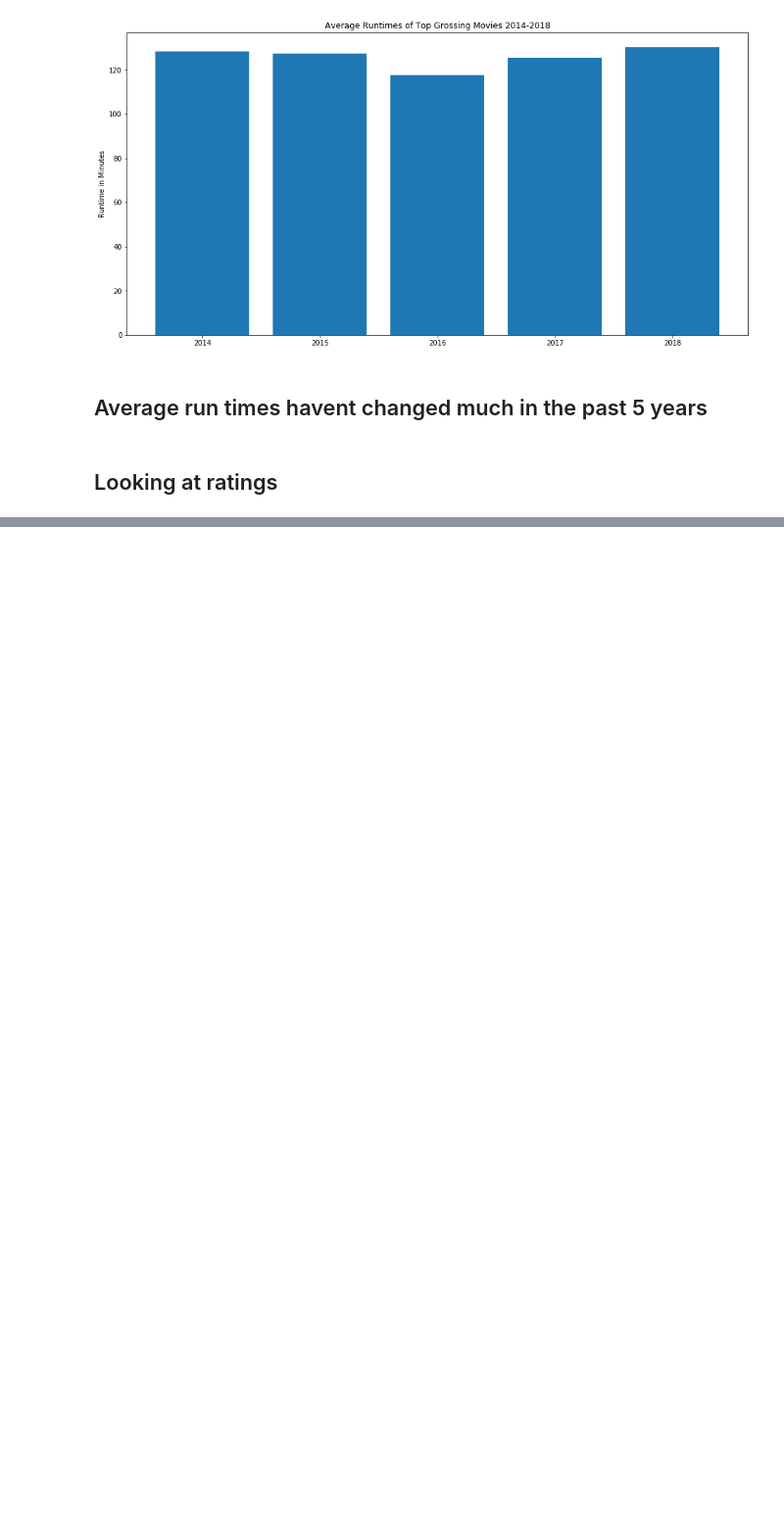
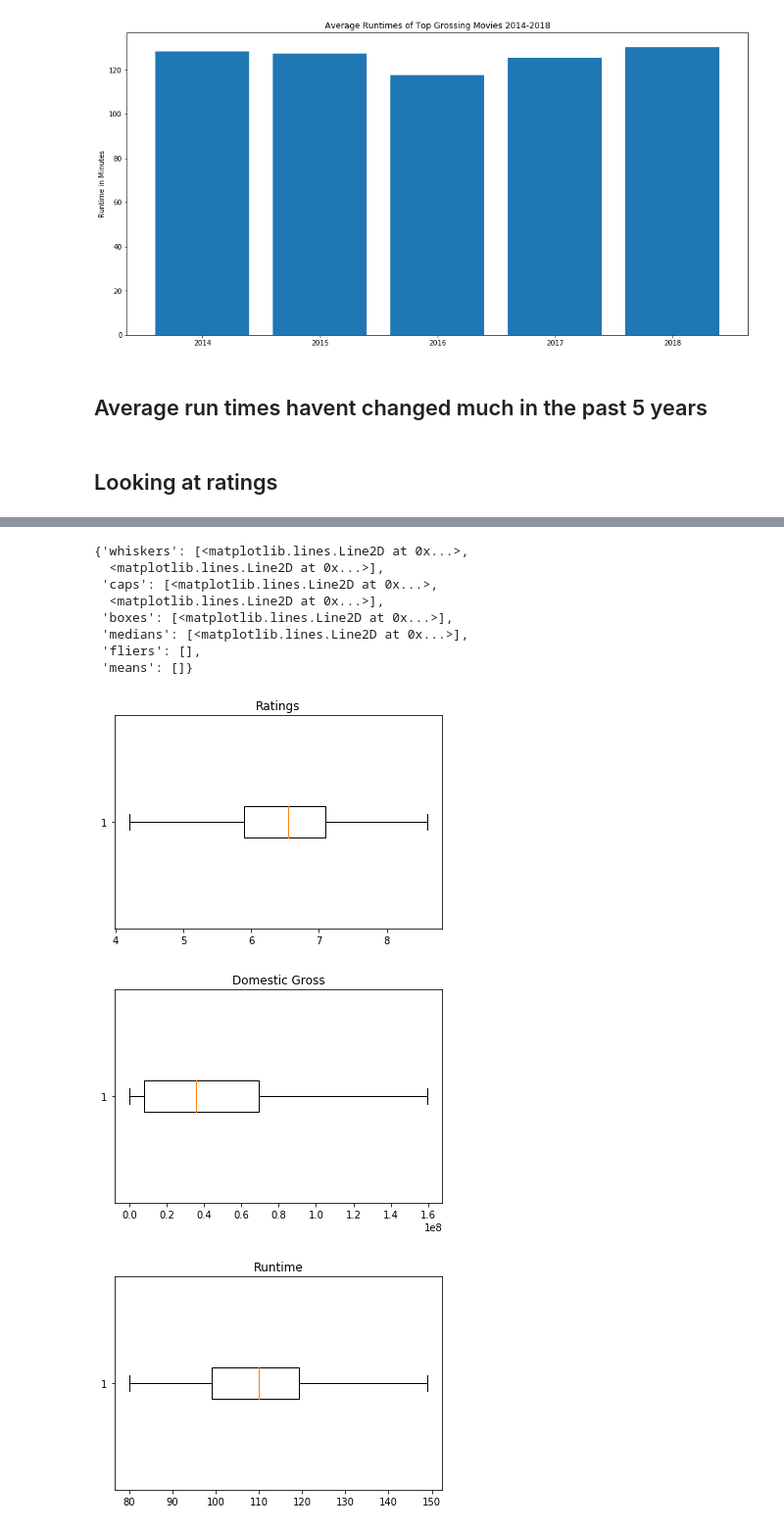
Before and after one commit to psuero1/movie-project, a Jupyter notebook: Data_Visualizations.ipynb, the cells around one changed output, grey strips where cells are left out. Shown at 98% size. Saved outputs shown, nothing was run; the diff lists cells and outputs as text; code cells hidden in the pictures; blank space fills up the shorter version.

```diff
--- a/Data_Visualizations.ipynb
+++ b/Data_Visualizations.ipynb
@@ -130,0 +140,24 @@ top_rated18.head()
+# %%
+fig1, ax1 = plt.subplots()
+ax1.set_title('Ratings')
+ax1.boxplot(top_rated18['averagerating'], vert= False, showfliers = False)
+
+fig1, ax2 = plt.subplots()
+ax2.set_title('Domestic Gross')
+ax2.boxplot(top_rated18['domestic_gross'],vert = False, showfliers = False)
+
+fig1, ax3 = plt.subplots()
+ax3.set_title('Runtime')
+ax3.boxplot(top_rated18['runtime_minutes'], vert =False, showfliers = False)
+# %% [output]
+{'whiskers': [<matplotlib.lines.Line2D at 0x...>,
+  <matplotlib.lines.Line2D at 0x...>],
+ 'caps': [<matplotlib.lines.Line2D at 0x...>,
+  <matplotlib.lines.Line2D at 0x...>],
+ 'boxes': [<matplotlib.lines.Line2D at 0x...>],
+ 'medians': [<matplotlib.lines.Line2D at 0x...>],
+ 'fliers': [],
+ 'means': []}
+[figure, added]
+[figure, added]
+[figure, added]
```
Also changed, not shown: parts of 1 cell of this notebook.
